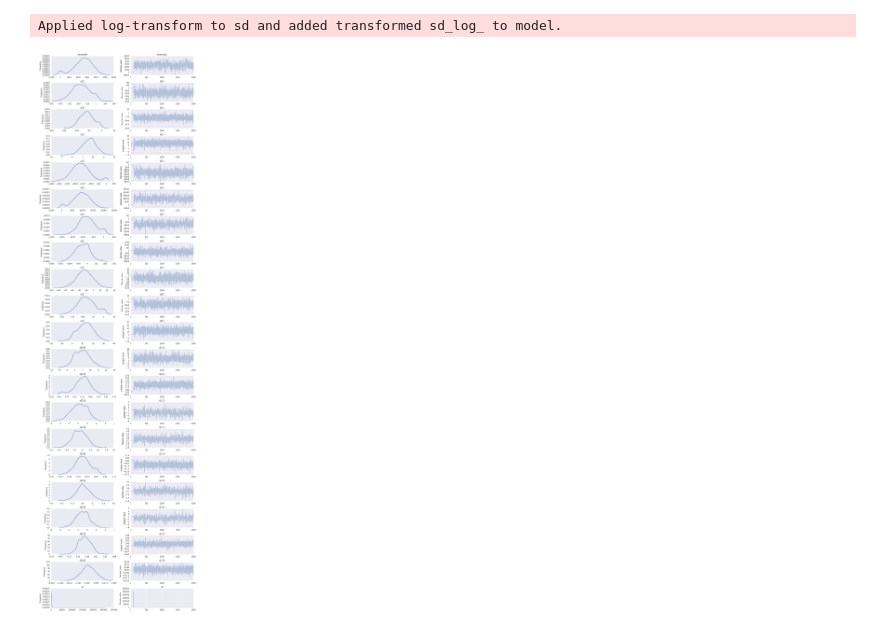
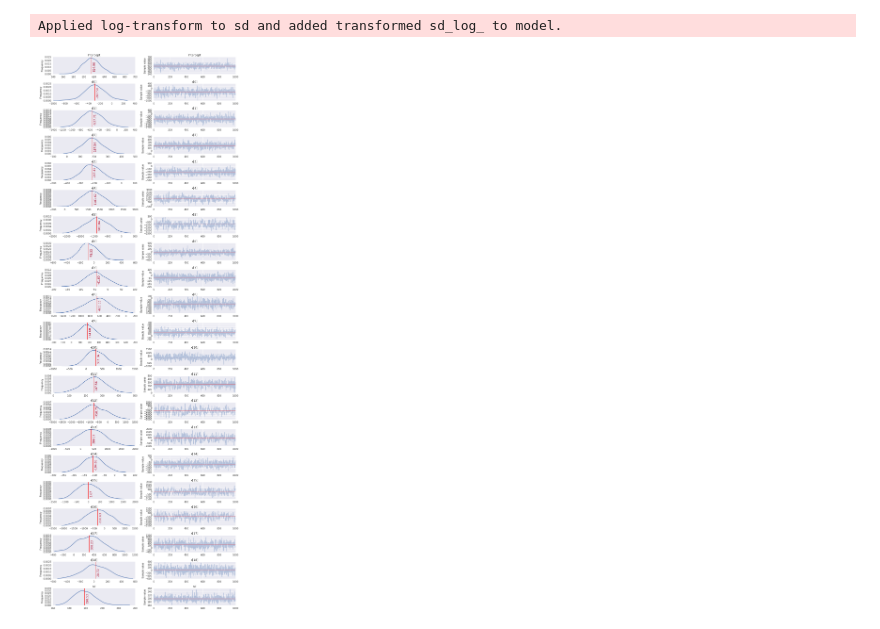
Before and after one commit to jpgrana/bayesian-approach-predicting-well-production, a Jupyter notebook: model.ipynb, the cells around one changed output. Drawn from its saved outputs; the diff is of its cells as text; code cells hidden in the pictures.

Commit message:
model

```diff
--- a/model.ipynb
+++ b/model.ipynb
@@ -33,16 +36,33 @@ X_train, X_test, y_train, y_test = train_test_split(X, y, random_state=42)
 X_train.shape
 # %% [output]
 (133, 21)
+# %%
+def standardize_2sd(df):
+    return (df - df.mean(0)) / (2 * df.std(0))
+
+def plot_traces(traces, retain=1000):
+    '''
+    Convenience function:
+    Plot traces with overlaid means and values
+    '''
+
+    ax = pm.traceplot(traces[-retain:], figsize=(12,len(traces.varnames)*1.5),
+        lines={k: v['mean'] for k, v in pm.df_summary(traces[-retain:]).iterrows()})
+
+    for i, mn in enumerate(pm.df_summary(traces[-retain:])['mean']):
+        ax[i,0].annotate('{:.2f}'.format(mn), xy=(mn,0), xycoords='data'
+                    ,xytext=(5,10), textcoords='offset points', rotation=90
+                    ,va='bottom', fontsize='large', color='#AA0022')
 # %%
-data = dict(x=X_train.drop([u'XEC_FIELD', u'Reservoir'], axis=1), y=y_train)
+data = dict(x=standardize_2sd(X_train.drop([u'XEC_FIELD', u'Reservoir'], axis=1)), y=y_train)
 
-with pm.Model() as model:
-    pm.glm.glm('y ~ x', data)
+with pm.Model() as mdl_pooled:
+    pm.glm.glm('y ~ x', data, family=pm.glm.families.Normal())
     step = pm.NUTS()
-    trace = pm.sample(2000, step, progressbar=True)
+    trc_pooled = pm.sample(2000, step, progressbar=True)
 # %% [output]
 Applied log-transform to sd and added transformed sd_log_ to model.
-# %%
-pm.traceplot(trace);
-# %% [output]
-[figure, removed]
+# %%
+plot_traces(trc_pooled, retain=1000)
+# %% [output]
+[figure, added]
```
Also changed, not shown: parts of 6 cells of this notebook, 3 other files.
